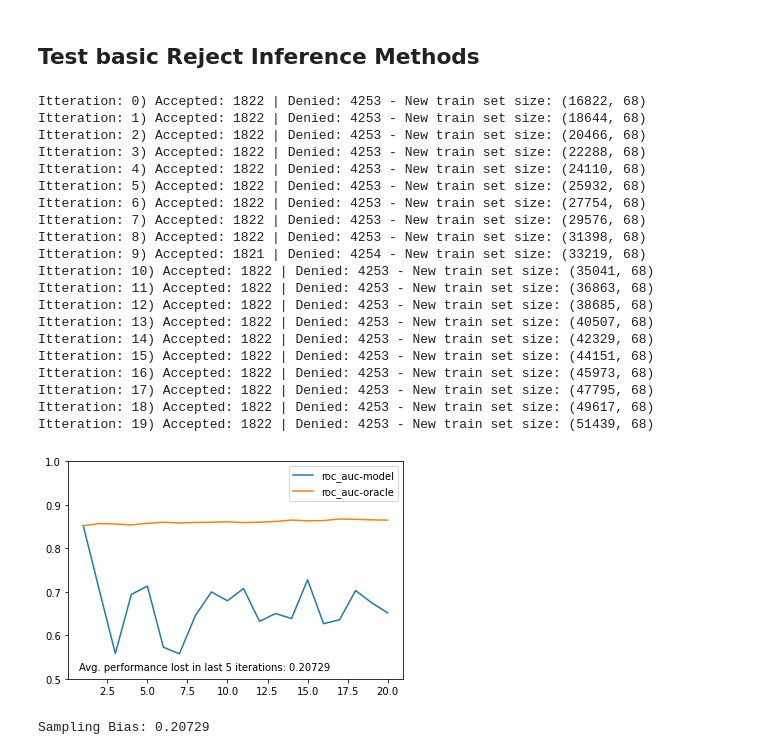
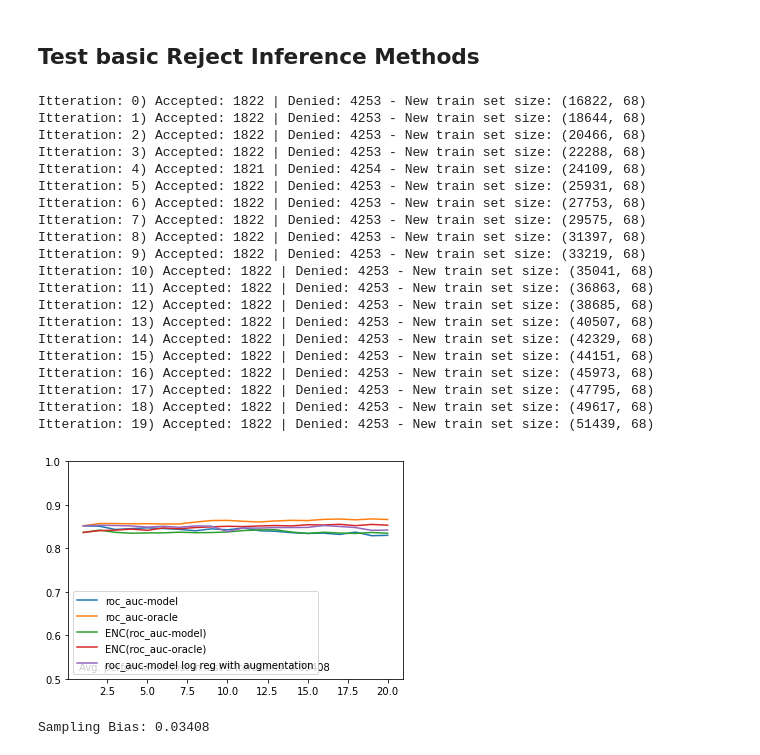
Before and after one commit to lukasvoege/reject-infer-autoencoder, a Jupyter notebook: notebooks/playground.ipynb, the cells around one changed output. Saved outputs shown, nothing was run; the diff lists cells and outputs as text; code cells hidden in the pictures.

Commit message:
test augmentation

```diff
--- a/notebooks/playground.ipynb
+++ b/notebooks/playground.ipynb
@@ -92,10 +92,10 @@ importlib.reload(aenc)
 # %%
 BATCH_SIZE = 2000
-EPOCHS = 20
-LR = 1e-3
+EPOCHS = 40
+LR = 1e-2
 LOSSFUNCWEIGHTS = [0.1, 0.9, 0.0]  #[MMSE, KLDiv, MMD]
 
-dataset = aenc.CreditscoringDataset("gmsc.csv")      # load and prepare Dataset to Tensor
+dataset = aenc.CreditscoringDataset("hmeq.csv")      # load and prepare Dataset to Tensor
 data_loader = aenc.DataLoader(                       # create Dataloader for batching
     dataset,
     batch_size=BATCH_SIZE,
@@ -108,7 +108,7 @@ net = aenc.Autoencoder(shape)
 print(net)
 net.to("cpu")
 
-train_loss, train_loss_mmse, train_loss_mmd, train_loss_kld = aenc.train(net, data_loader, EPOCHS, LR, LOSSFUNCWEIGHTS)
+train_loss, train_loss_mmse, train_loss_mmd, train_loss_kld = aenc.train_var(net, data_loader, EPOCHS, LR, LOSSFUNCWEIGHTS)
 
 plt.figure()
 plt.plot(train_loss, label='Loss')
@@ -206,7 +202,7 @@ for iteration in results_generator:
 
 last_n_years = 5
 baseline_bias = h.measure_bias(metrics["oracle"]["holdout"]['roc_auc'], metrics["model"]["holdout"]['roc_auc'], last_n_years)
-baseline_roc_auc = sum(metrics["model"]["holdout"]['roc_auc'][-last_n_years:]) / last_n_years
+baseline_roc_auc = sum(metrics["oracle"]["holdout"]['roc_auc'][-last_n_years:]) / last_n_years
 print(f'Baseline Sampling Bias: {round(baseline_bias, 5)}\nBaseline ROC-AUC: {round(baseline_roc_auc, 5)}')
 
 ## -----------------------------------------------------------------------
@@ -214,13 +210,13 @@ print(f'Baseline Sampling Bias: {round(baseline_bias, 5)}\nBaseline ROC-AUC: {ro
 ## -----------------------------------------------------------------------
 
 BATCH_SIZE = 2000
-EPOCHS = 20
+EPOCHS = 10
 LR = 1e-3
 
 sampling_bias = []
 roc_auc = []
 startvalue = 2
-stopvalue = 65
+stopvalue = 45
 step = 2
 for PARAM in range(startvalue, stopvalue, step):
     # Train Autoencoder
@@ -294,54 +290,53 @@ mit unseren geratenen 25 schon ganz gut ins schwarze getroffen :D
 # %% [markdown]
 ## Test basic Reject Inference Methods
 # %%
-n_years = 20
-
-model = lgbm.LGBMClassifier() # DecisionTreeClassifier(min_samples_leaf=40) LogisticRegression(max_iter=400)
-
 sim = dal.Simulate_acceptance_loop("gmsc.csv", model, 0.1, 0.1, n_years, enc_features=False, rej_inf=rinf.augmentation)
 results_generator = sim.run()
 
-metrics = None
+metrics3 = None
 for iteration in results_generator:
     print(f'Itteration: {iteration[0]}) Accepted: {iteration[1].count(True)} | Denied: {iteration[1].count(False)} - New train set size: {iteration[2]}')
-    metrics = iteration[3]
+    metrics3 = iteration[3]
 
 last_n_years = 5
 bias = h.measure_bias(metrics["oracle"]["holdout"]['roc_auc'], metrics["model"]["holdout"]['roc_auc'], last_n_years)
 
 x = range(1, n_years + 1)
 plt.plot(x, metrics["model"]["holdout"]['roc_auc'], label = 'roc_auc-model')
 plt.plot(x, metrics["oracle"]["holdout"]['roc_auc'], label = 'roc_auc-oracle')
+plt.plot(x, metrics2["model"]["holdout"]['roc_auc'], label = 'ENC(roc_auc-model)')
+plt.plot(x, metrics2["oracle"]["holdout"]['roc_auc'], label = 'ENC(roc_auc-oracle)')
+plt.plot(x, metrics3["model"]["holdout"]['roc_auc'], label = 'roc_auc-model log reg with augmentation')
 #plt.plot(x, results["holdout"]['precision'], label = 'precision')
 #plt.plot(x, results["holdout"]['f1'], label = 'f1')
 #plt.plot(x, results["holdout"]['accuracy'], label = 'accuracy')
 plt.text(0.75, 0.52, f'Avg. performance lost in last {last_n_years} iterations: {round(bias, 5)}')
 plt.legend()
 plt.ylim([0.5, 1.0])
 plt.show()
 
 
 print(f'Sampling Bias: {round(bias, 5)}')
 # %% [output]
 Itteration: 0) Accepted: 1822 | Denied: 4253 - New train set size: (16822, 68)
 Itteration: 1) Accepted: 1822 | Denied: 4253 - New train set size: (18644, 68)
 Itteration: 2) Accepted: 1822 | Denied: 4253 - New train set size: (20466, 68)
 Itteration: 3) Accepted: 1822 | Denied: 4253 - New train set size: (22288, 68)
-Itteration: 4) Accepted: 1822 | Denied: 4253 - New train set size: (24110, 68)
-Itteration: 5) Accepted: 1822 | Denied: 4253 - New train set size: (25932, 68)
-Itteration: 6) Accepted: 1822 | Denied: 4253 - New train set size: (27754, 68)
-Itteration: 7) Accepted: 1822 | Denied: 4253 - New train set size: (29576, 68)
-Itteration: 8) Accepted: 1822 | Denied: 4253 - New train set size: (31398, 68)
-Itteration: 9) Accepted: 1821 | Denied: 4254 - New train set size: (33219, 68)
+Itteration: 4) Accepted: 1821 | Denied: 4254 - New train set size: (24109, 68)
+Itteration: 5) Accepted: 1822 | Denied: 4253 - New train set size: (25931, 68)
+Itteration: 6) Accepted: 1822 | Denied: 4253 - New train set size: (27753, 68)
+Itteration: 7) Accepted: 1822 | Denied: 4253 - New train set size: (29575, 68)
+Itteration: 8) Accepted: 1822 | Denied: 4253 - New train set size: (31397, 68)
+Itteration: 9) Accepted: 1822 | Denied: 4253 - New train set size: (33219, 68)
 Itteration: 10) Accepted: 1822 | Denied: 4253 - New train set size: (35041, 68)
 Itteration: 11) Accepted: 1822 | Denied: 4253 - New train set size: (36863, 68)
 Itteration: 12) Accepted: 1822 | Denied: 4253 - New train set size: (38685, 68)
 Itteration: 13) Accepted: 1822 | Denied: 4253 - New train set size: (40507, 68)
 Itteration: 14) Accepted: 1822 | Denied: 4253 - New train set size: (42329, 68)
 Itteration: 15) Accepted: 1822 | Denied: 4253 - New train set size: (44151, 68)
 Itteration: 16) Accepted: 1822 | Denied: 4253 - New train set size: (45973, 68)
 Itteration: 17) Accepted: 1822 | Denied: 4253 - New train set size: (47795, 68)
 Itteration: 18) Accepted: 1822 | Denied: 4253 - New train set size: (49617, 68)
 Itteration: 19) Accepted: 1822 | Denied: 4253 - New train set size: (51439, 68)
-[figure, old version]
+[figure, new version]
-Sampling Bias: 0.20729
+Sampling Bias: 0.03408
```
Also changed, not shown: parts of 9 cells of this notebook.
